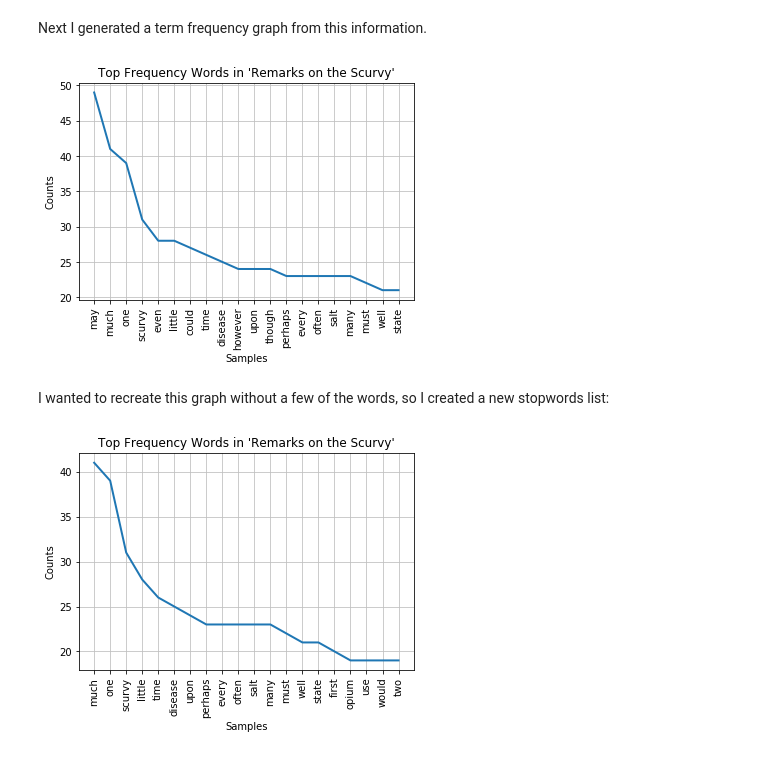
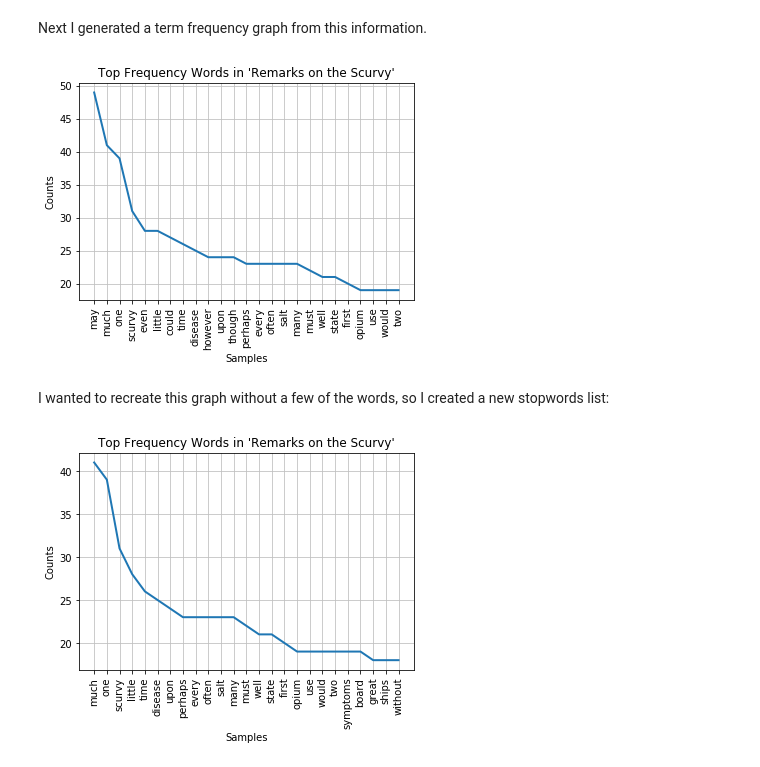
Before and after one commit to lmmfoy/Literary-Text-Mining, a Jupyter notebook: Assignment #6, Texts & Graphics.ipynb, the cells around one changed output. Cells and saved outputs as stored; diff of their text form; code cells hidden in the pictures.

```diff
--- a/Assignment #6, Texts & Graphics.ipynb
+++ b/Assignment #6, Texts & Graphics.ipynb
@@ -60,9 +60,9 @@ scurvyFreqs.most_common(25) #show top 25 most common words
 # %% [markdown]
 Next I generated a term frequency graph from this information.
 # %%
-scurvyFreqs.plot(20, title="Top Frequency Words in 'Remarks on the Scurvy'")
+scurvyFreqs.plot(25, title="Top Frequency Words in 'Remarks on the Scurvy'")
 # %% [output]
-[figure, old version]
+[figure, new version]
 # %% [markdown]
 I wanted to recreate this graph without a few of the words, so I created a new stopwords list:
 # %%
@@ -72,7 +72,7 @@ stopwords2 = stopwords + list
 # %%
 scurvyWords2 = (word for word in scurvyWords if word not in stopwords2)
 scurvyFreqs2 = nltk.FreqDist(scurvyWords2)
 
-scurvyFreqs2.plot(20, title="Top Frequency Words in 'Remarks on the Scurvy'")
+scurvyFreqs2.plot(25, title="Top Frequency Words in 'Remarks on the Scurvy'")
 # %% [output]
-[figure, old version]
+[figure, new version]
```
Also changed, not shown: parts of 4 cells of this notebook.
